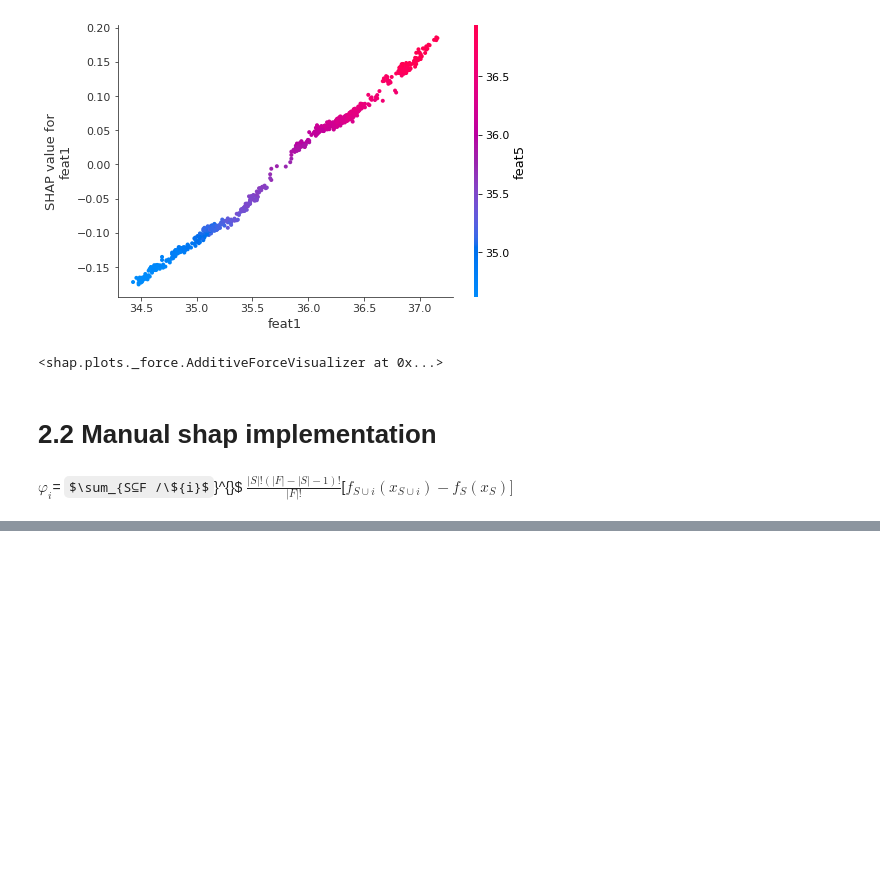
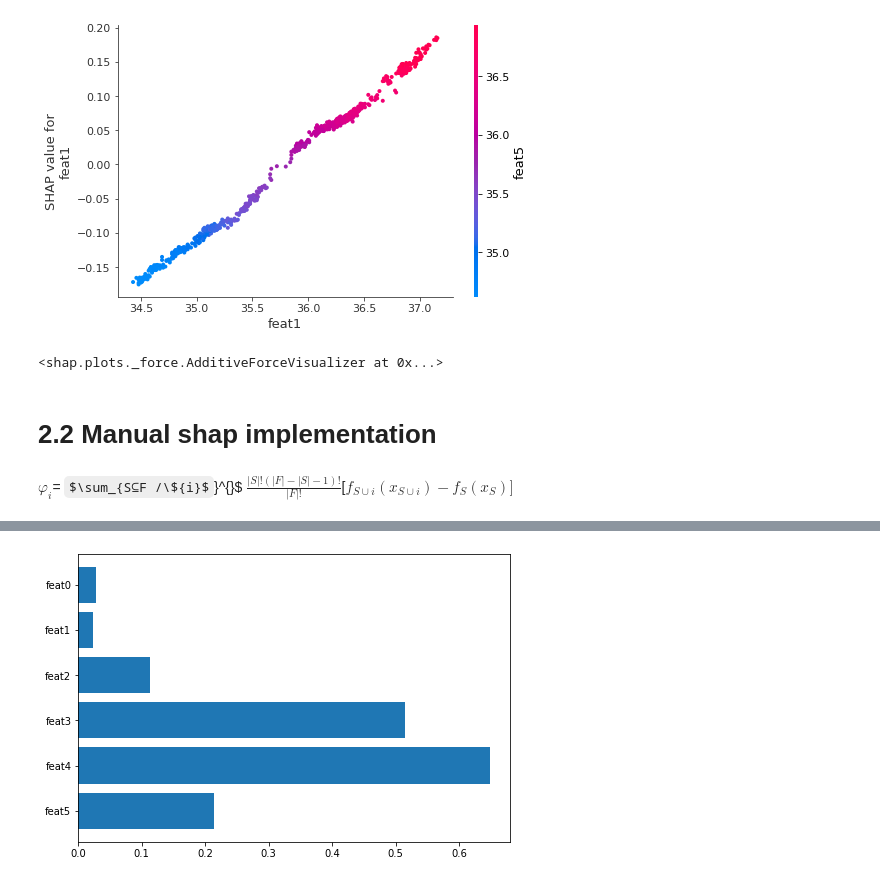
Before and after one commit to amansinha09/causality, a Jupyter notebook: notebooks/TSAnalysis.ipynb, the cells around one changed output, grey strips where cells are left out. Cells and saved outputs as stored; diff of their text form; code cells hidden in the pictures; some formulas as TeX source; blank space fills up the shorter version.

```diff
--- a/notebooks/TSAnalysis.ipynb
+++ b/notebooks/TSAnalysis.ipynb
@@ -362 +405,12 @@ def simulate_shap(nfeat, df, Ys):
+# %%
+# rf
+import matplotlib.pyplot as plt
+fig = plt.figure()
+ax = fig.add_axes([0,0,1,1])
+
+ax.barh(featnames,list(map(abs,shaps)), align='center')
+ax.invert_yaxis()
+plt.show()
+# %% [output]
+[figure, added]
 # %%
```
Also changed, not shown: parts of 6 cells of this notebook, 1 other file.
